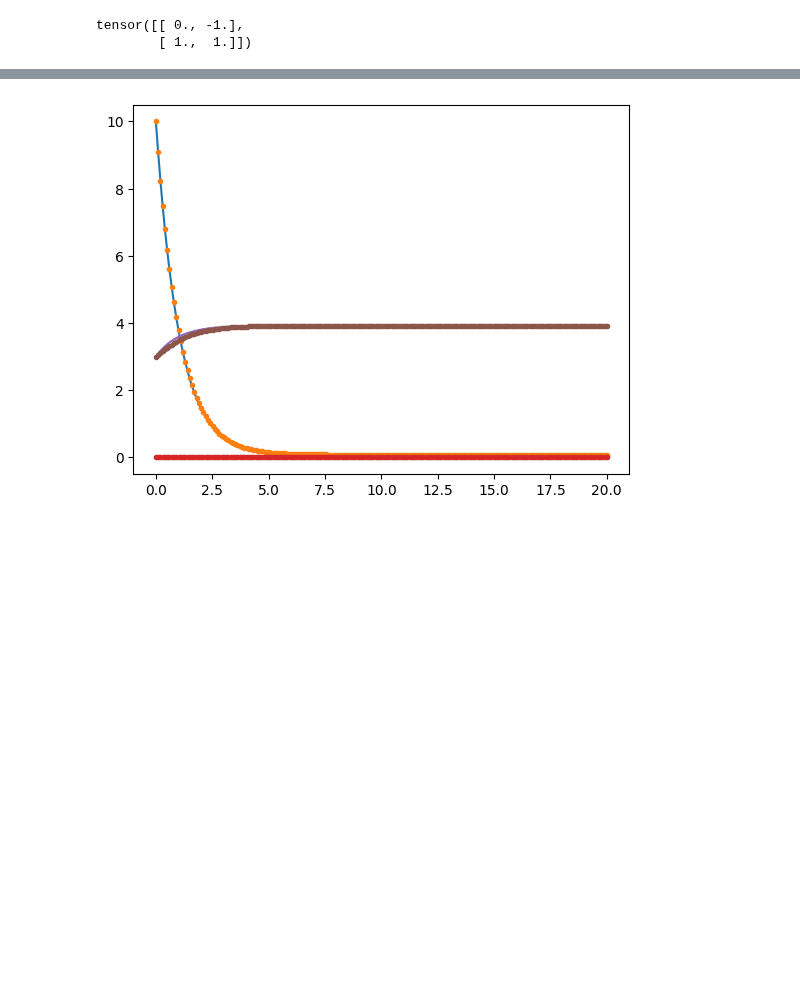
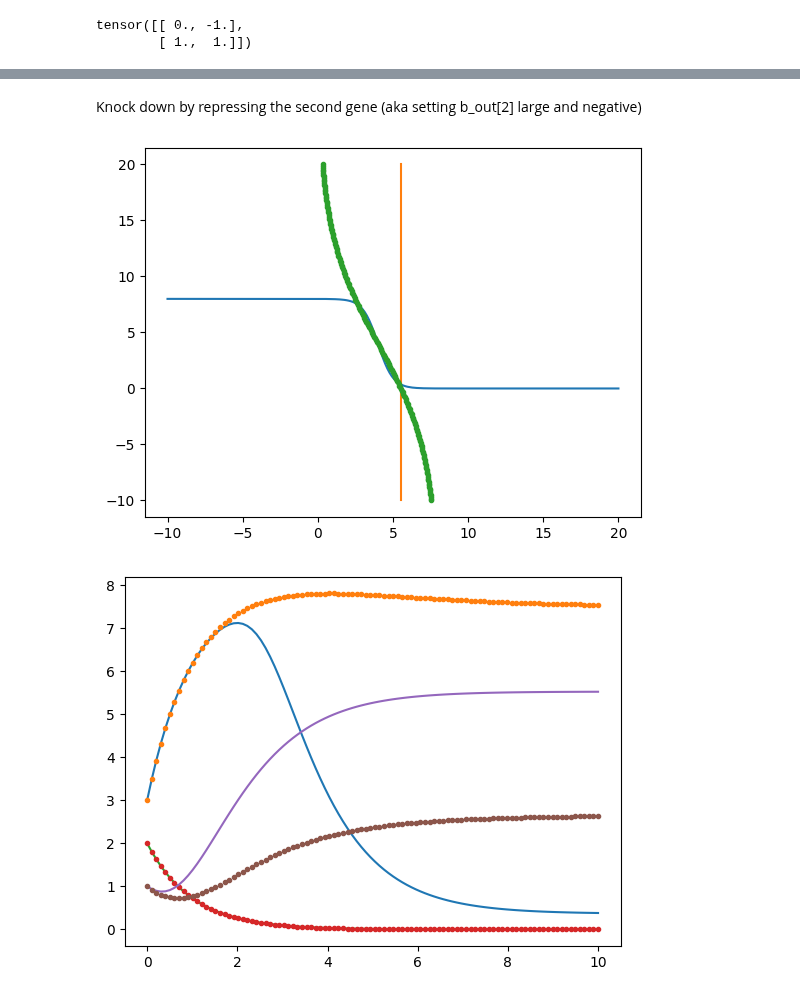
Before and after one commit to elenaquei/BioML, a Jupyter notebook: pictures.ipynb, the cells around one changed output, grey strips where cells are left out. Saved outputs shown, nothing was run; the diff lists cells and outputs as text; code cells hidden in the pictures; blank space fills up the shorter version.

```diff
--- a/pictures.ipynb
+++ b/pictures.ipynb
@@ -209,20 +160,0 @@ W2= [[ 0.  0. -1.]
-# %%
-dim = 3
-
-gamma = - np.ones([dim])
-Wout = 2 * np.eye(dim)
-Win = np.zeros([dim, dim])
-for i in range(1, dim):
-    Win[i, i - 1] = -1
-Win[0, dim - 1] = -1
-Win[2, 0] = -0.1
-bin, bout = 2 * np.ones([dim, 1]), 2 * np.ones([dim, 1])
-
-# knock down
-Win[1, :] = 0
-bout[1] = - np.tanh(bin[1]) * 2
-
-node_3Drepr_prime = make_nODE_from_parameters(gamma, Win=Win, bin=bin, Wout=Wout, bout=bout)
-
-traj_prime = node_3Drepr_prime.trajectory(torch.tensor([10,0,3.]), time_interval=[0,time_end], n_evals=time_end*10)
-print(node_3Drepr_prime)
@@ -242,7 +161,43 @@ W2= [[ 0.   0.  -1. ]
-# %%
-time = np.linspace(0, time_end, traj.size()[0])
-for i in range(traj.size()[1]):
-    plt.plot(time[:], traj[:,i].detach().numpy())
-    plt.plot(time[:], traj_prime[:,i].detach().numpy(), '.')
-# %% [output]
-[figure, removed]
+# %% [markdown]
+Knock down by repressing the second gene (aka setting b_out[2] large and negative)
+# %%
+bin[2] = 0.4
+
+# knock down
+Win[1, :] = 0
+bout[1] = - np.tanh(bin[1]) * 4
+
+Win_prime = Win.copy()
+Win_prime[2, 0] = -0.1
+
+node_3Drepr = make_nODE_from_parameters(gamma, Win=Win, bin=bin, Wout=Wout, bout=bout)
+node_3Drepr_prime = make_nODE_from_parameters(gamma, Win=Win_prime, bin=bin, Wout=Wout, bout=bout)
+
+traj = node_3Drepr.trajectory(torch.tensor([10,0,.50]), time_interval=[0,time_end], n_evals=time_end*10)
+traj_prime = node_3Drepr_prime.trajectory(torch.tensor([10,0,.50]), time_interval=[0,time_end], n_evals=time_end*10)
+
+def x1(x3):
+    return Wout[0,0] * np.tanh(Win[0, 2] * x3 + bin[0]) + bout[0]
+
+def x3(x1):
+    return Wout[2,2] * np.tanh(Win[2, 0] * x1 + bin[2]) + bout[2]
+
+def x3_prime(x1):
+    return Wout[2,2] * np.tanh(Win_prime[2, 0] * x1 + bin[2]) + bout[2]
+
+x1_plot = np.linspace(-10, 20, 200)
+x3_plot = np.linspace(-10, 20, 200)
+plt.plot(x3_plot, x1(x3_plot))
+plt.plot(x3(x1_plot), x1_plot)
+plt.plot(x3_prime(x1_plot), x1_plot, '.')
+plt.show()
+
+time = np.linspace(0, time_end, traj.size()[0])
+for i in range(traj.size()[1]):
+    plt.plot(time[:], traj[:,i].detach().numpy())
+    plt.plot(time[:], traj_prime[:,i].detach().numpy(), '.')
+plt.savefig('withKD')
+plt.show()
+# %% [output]
+[figure, added]
+[figure, added]
```
Also changed, not shown: parts of 6 cells of this notebook.
